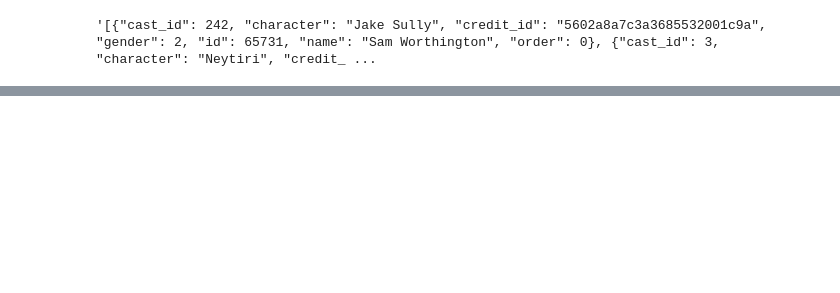
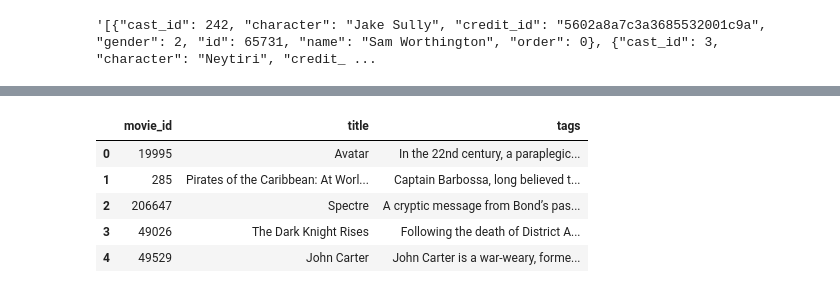
Before and after one commit to MANTHAN137/MovieRecommender_ML_model, a Jupyter notebook: MovierRecommender.ipynb, the cells around one changed output, grey strips where cells are left out. Cells and saved outputs as stored; diff of their text form; code cells hidden in the pictures; blank space fills up the shorter version.

Commit message:
Done with Sorting

```diff
--- a/MovierRecommender.ipynb
+++ b/MovierRecommender.ipynb
@@ -206,0 +223,4 @@ movies.head()# Dataset ready
+# %%
+movies['preTags']=movies['preTags'].apply(lambda x : " ".join(x))
+# %%
+movies['overview']=movies['overview'].apply(lambda x : "".join(x))
@@ -206,0 +236,2 @@ movies.head()# Dataset ready
+# %%
+movies['tags']=movies['overview']+movies['preTags']
@@ -206,0 +247,11 @@ movies.head()# Dataset ready
+# %%
+movies=movies[['movie_id','title','tags']]
+# %%
+movies.head()  # Done   with the datamanipulation or sortiong of the data completly
+# %% [output]
+|  | movie_id | title | tags |
+| 0 | 19995 | Avatar | In the 22nd century, a paraplegic... |
+| 1 | 285 | Pirates of the Caribbean: At Worl... | Captain Barbossa, long believed t... |
+| 2 | 206647 | Spectre | A cryptic message from Bond’s pas... |
+| 3 | 49026 | The Dark Knight Rises | Following the death of District A... |
+| 4 | 49529 | John Carter | John Carter is a war-weary, forme... |
```
Also changed, not shown: parts of 5 cells of this notebook.
